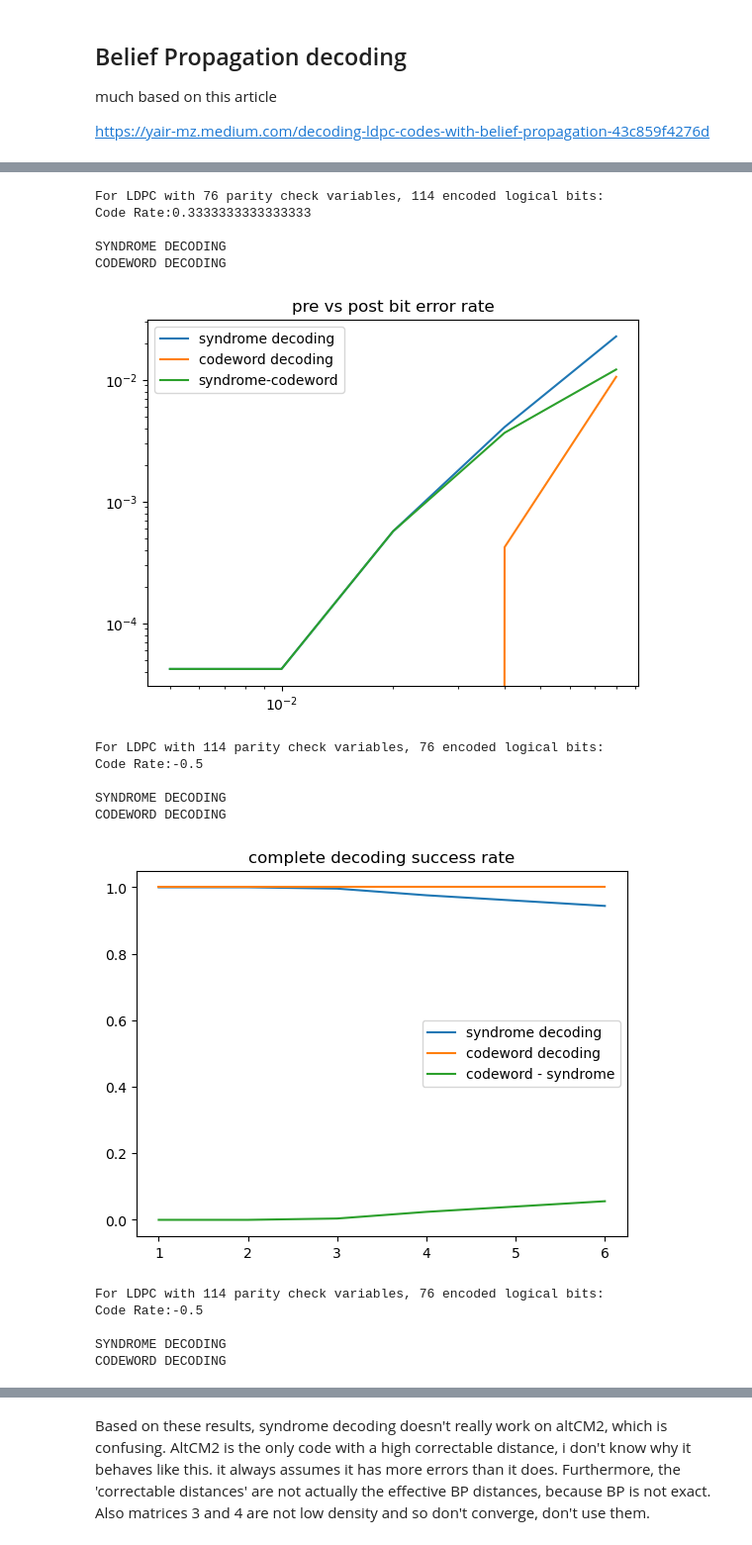
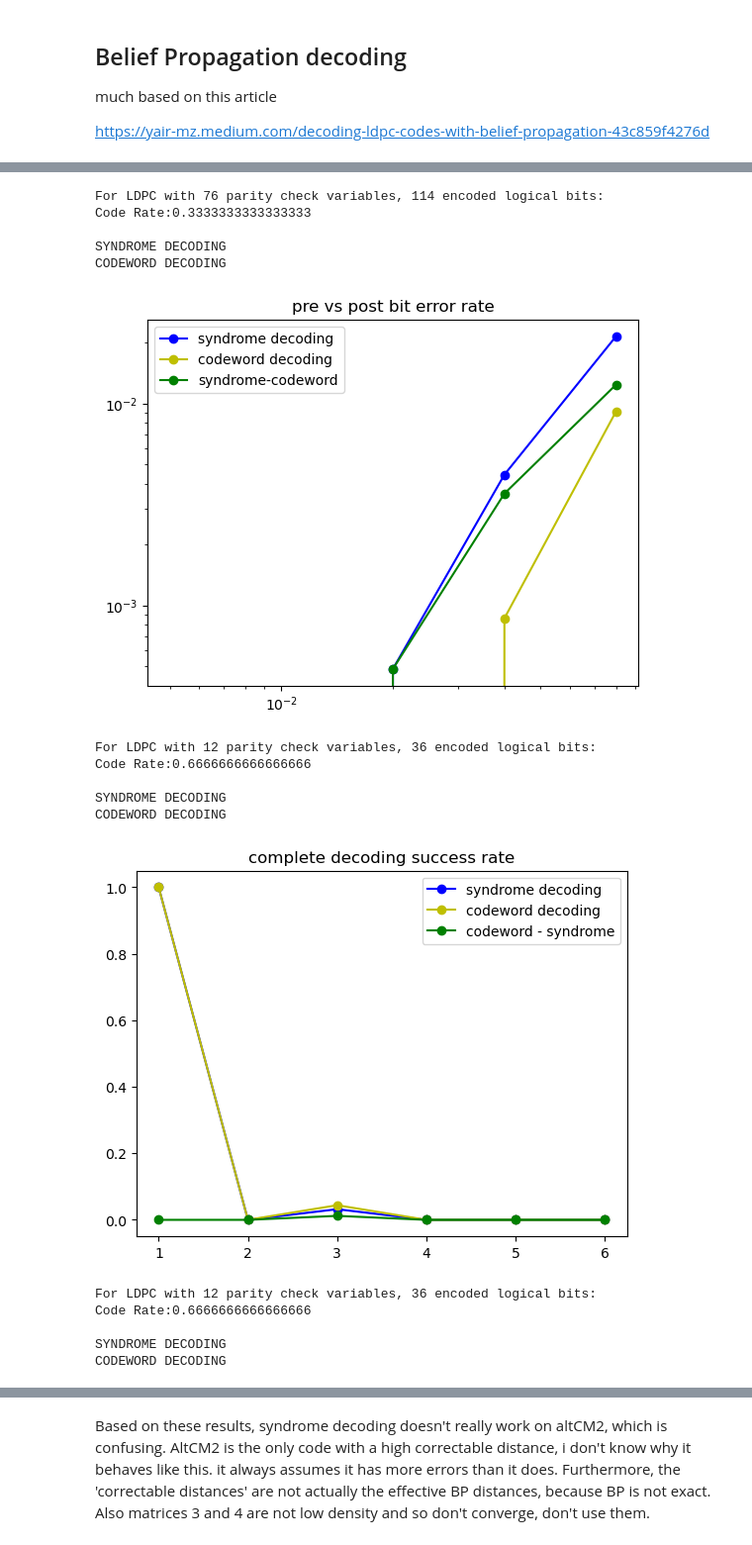
Before and after one commit to ramanodgers/beliefpropagation, a Jupyter notebook: ClassicBP.ipynb, the cells around one changed output, grey strips where cells are left out. Shown at 99% size. Drawn from its saved outputs; the diff is of its cells as text; code cells hidden in the pictures.

Commit message:
fixed results in previous commit

```diff
--- a/ClassicBP.ipynb
+++ b/ClassicBP.ipynb
@@ -712,9 +708,9 @@ def distance_plot_test(M, verbose = 0):
 
     #plotting
 
-    plt.plot(synd_results[0], synd_results[1], label = "syndrome decoding", markersize=20)
-    plt.plot(word_results[0], word_results[1], label = "codeword decoding", markersize=20)
-    plt.plot(word_results[0], differential, label = "codeword - syndrome", markersize=20)
+    plt.plot(synd_results[0], synd_results[1], 'bo-',label = "syndrome decoding")
+    plt.plot(word_results[0], word_results[1], 'yo-',label = "codeword decoding")
+    plt.plot(word_results[0], differential, 'go-',label = "codeword - syndrome")
     plt.legend()
     plt.title('complete decoding success rate')
     plt.show()
@@ -735,16 +731,16 @@ def rate_plot_test(M, verbose = 0):
     differential = np.array(synd_results[3]) - np.array(word_results[3])
 
     #plotting
-    plt.plot(synd_results[2], synd_results[3], label = "syndrome decoding", markersize=20)
-    plt.plot(word_results[2], word_results[3], label = "codeword decoding", markersize=20)
-    plt.plot(word_results[2], differential, label = "syndrome-codeword", markersize=20)
+    plt.plot(synd_results[2], synd_results[3],'bo-', label = "syndrome decoding")
+    plt.plot(word_results[2], word_results[3], 'yo-',label = "codeword decoding")
+    plt.plot(word_results[2], differential, 'go-',label = "syndrome-codeword" )
     plt.yscale('log')
     plt.xscale('log')
     plt.title('pre vs post bit error rate')
     plt.legend()
     plt.show()
 # %%
-for M in [CM1,altCM1,CM2,altCM2]:
+for M in [CM1,CM2]:
     distance_plot_test(M, verbose = 0)
     rate_plot_test(M, verbose =0)
 # %% [output]
@@ -757,17 +753,17 @@ CODEWORD DECODING
 For LDPC with 76 parity check variables, 114 encoded logical bits:
 Code Rate:0.3333333333333333
 
 SYNDROME DECODING
 CODEWORD DECODING
-[figure, old version]
+[figure, new version]
-For LDPC with 114 parity check variables, 76 encoded logical bits:
-Code Rate:-0.5
+For LDPC with 12 parity check variables, 36 encoded logical bits:
+Code Rate:0.6666666666666666
 
 SYNDROME DECODING
 CODEWORD DECODING
-[figure, old version]
+[figure, new version]
-For LDPC with 114 parity check variables, 76 encoded logical bits:
-Code Rate:-0.5
+For LDPC with 12 parity check variables, 36 encoded logical bits:
+Code Rate:0.6666666666666666
 
 SYNDROME DECODING
 CODEWORD DECODING
```
Also changed, not shown: parts of 2 cells of this notebook.
